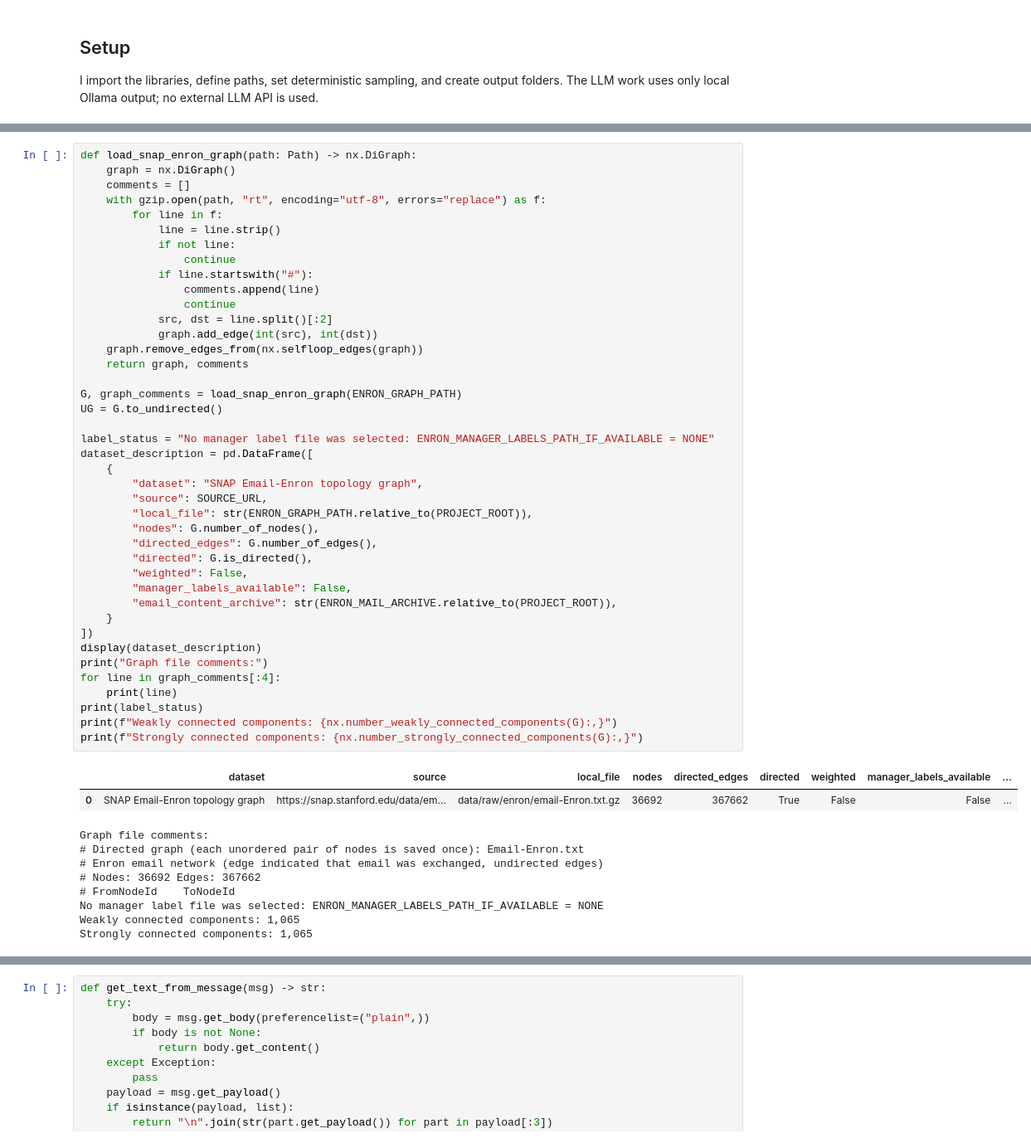
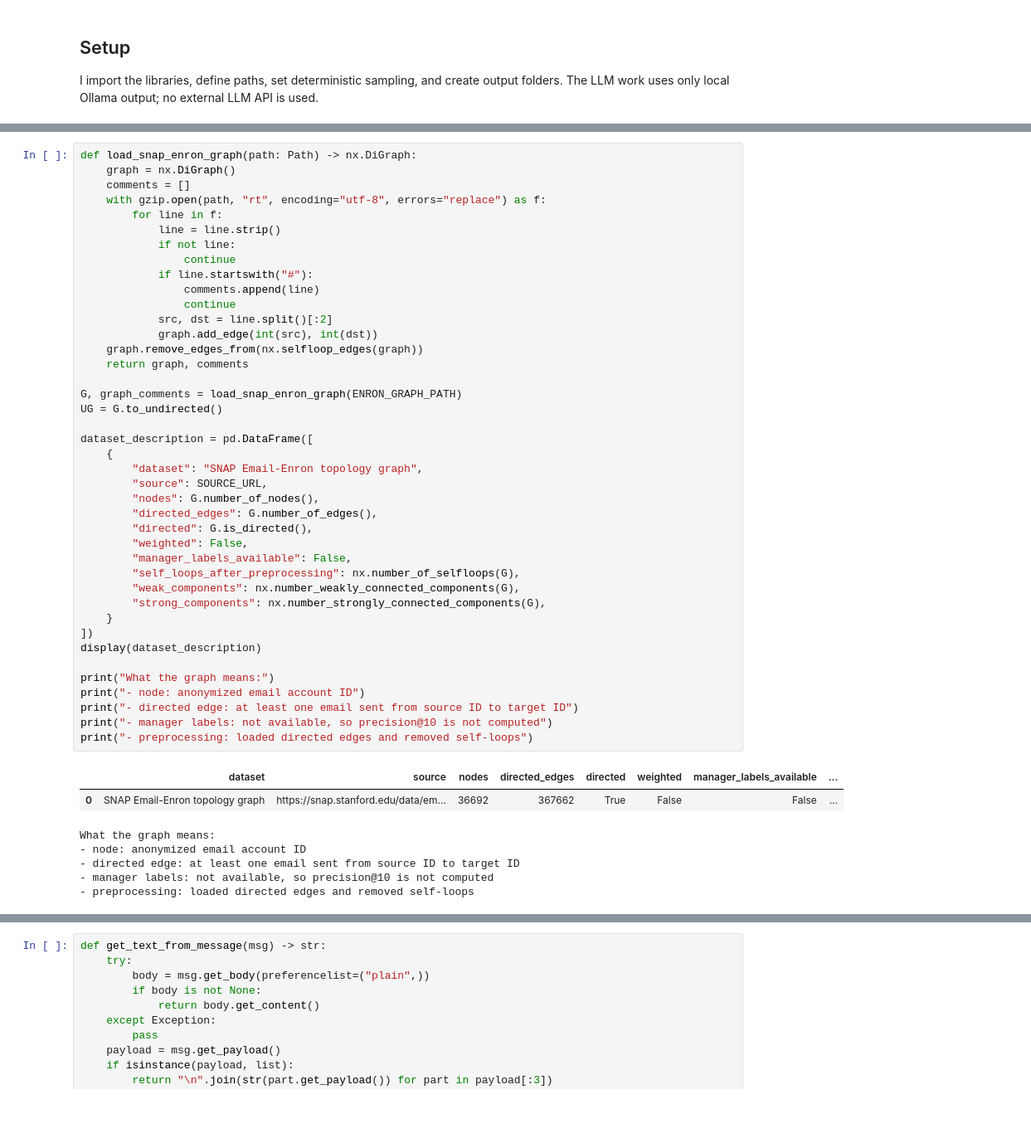
Before and after one commit to Bershco/ds-course-network-analysis, a Jupyter notebook: notebooks/part_c.ipynb, the cells around one changed output, grey strips where cells are left out. Shown at 83% size. Saved outputs shown, nothing was run; the diff lists cells and outputs as text; blank space fills up the shorter version.

```diff
--- a/notebooks/part_c.ipynb
+++ b/notebooks/part_c.ipynb
@@ -77,50 +76,47 @@ def load_snap_enron_graph(path: Path) -> nx.DiGraph:
     comments = []
     with gzip.open(path, "rt", encoding="utf-8", errors="replace") as f:
         for line in f:
             line = line.strip()
             if not line:
                 continue
             if line.startswith("#"):
                 comments.append(line)
                 continue
             src, dst = line.split()[:2]
             graph.add_edge(int(src), int(dst))
     graph.remove_edges_from(nx.selfloop_edges(graph))
     return graph, comments
 
 G, graph_comments = load_snap_enron_graph(ENRON_GRAPH_PATH)
 UG = G.to_undirected()
 
-label_status = "No manager label file was selected: ENRON_MANAGER_LABELS_PATH_IF_AVAILABLE = NONE"
 dataset_description = pd.DataFrame([
     {
         "dataset": "SNAP Email-Enron topology graph",
         "source": SOURCE_URL,
-        "local_file": str(ENRON_GRAPH_PATH.relative_to(PROJECT_ROOT)),
         "nodes": G.number_of_nodes(),
         "directed_edges": G.number_of_edges(),
         "directed": G.is_directed(),
         "weighted": False,
         "manager_labels_available": False,
-        "email_content_archive": str(ENRON_MAIL_ARCHIVE.relative_to(PROJECT_ROOT)),
+        "self_loops_after_preprocessing": nx.number_of_selfloops(G),
+        "weak_components": nx.number_weakly_connected_components(G),
+        "strong_components": nx.number_strongly_connected_components(G),
     }
 ])
 display(dataset_description)
-print("Graph file comments:")
-for line in graph_comments[:4]:
-    print(line)
-print(label_status)
-print(f"Weakly connected components: {nx.number_weakly_connected_components(G):,}")
-print(f"Strongly connected components: {nx.number_strongly_connected_components(G):,}")
+
+print("What the graph means:")
+print("- node: anonymized email account ID")
+print("- directed edge: at least one email sent from source ID to target ID")
+print("- manager labels: not available, so precision@10 is not computed")
+print("- preprocessing: loaded directed edges and removed self-loops")
 # %% [output]
-|  | dataset | source | local_file | nodes | directed_edges | directed | weighted | manager_labels_available | ... |
-| 0 | SNAP Email-Enron topology graph | https://snap.stanford.edu/data/em... | data/raw/enron/email-Enron.txt.gz | 36692 | 367662 | True | False | False | ... |
+|  | dataset | source | nodes | directed_edges | directed | weighted | manager_labels_available | ... |
+| 0 | SNAP Email-Enron topology graph | https://snap.stanford.edu/data/em... | 36692 | 367662 | True | False | False | ... |
-Graph file comments:
-# Directed graph (each unordered pair of nodes is saved once): Email-Enron.txt
-# Enron email network (edge indicated that email was exchanged, undirected edges)
-# Nodes: 36692 Edges: 367662
-# FromNodeId    ToNodeId
-No manager label file was selected: ENRON_MANAGER_LABELS_PATH_IF_AVAILABLE = NONE
-Weakly connected components: 1,065
-Strongly connected components: 1,065
+What the graph means:
+- node: anonymized email account ID
+- directed edge: at least one email sent from source ID to target ID
+- manager labels: not available, so precision@10 is not computed
+- preprocessing: loaded directed edges and removed self-loops
 # %% [markdown]
```
Also changed, not shown: parts of 18 cells of this notebook, 4 other files.
